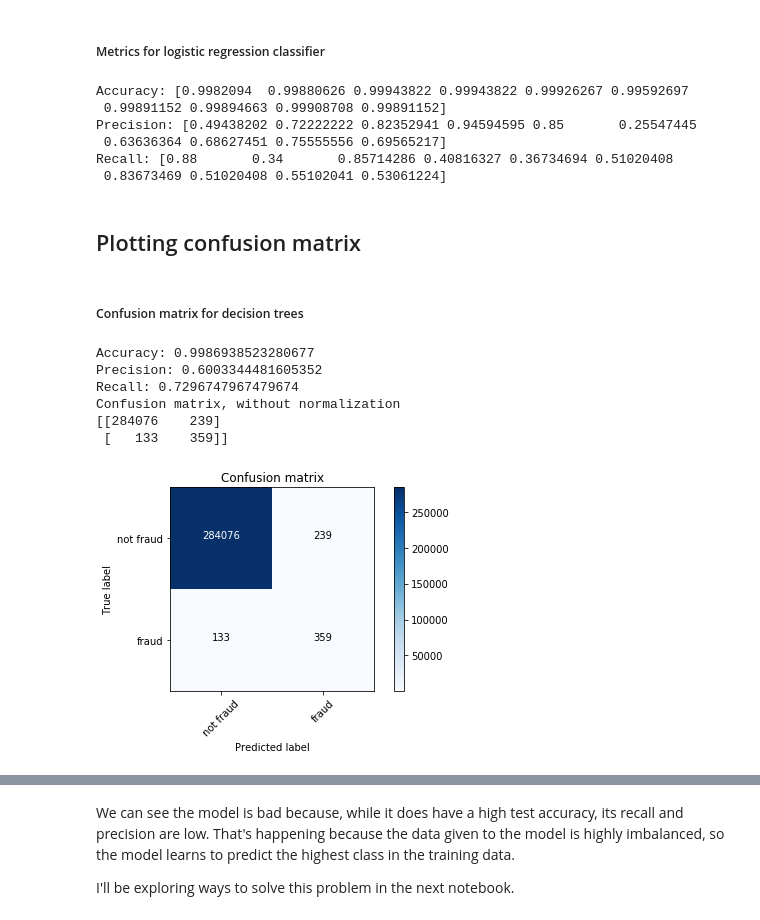
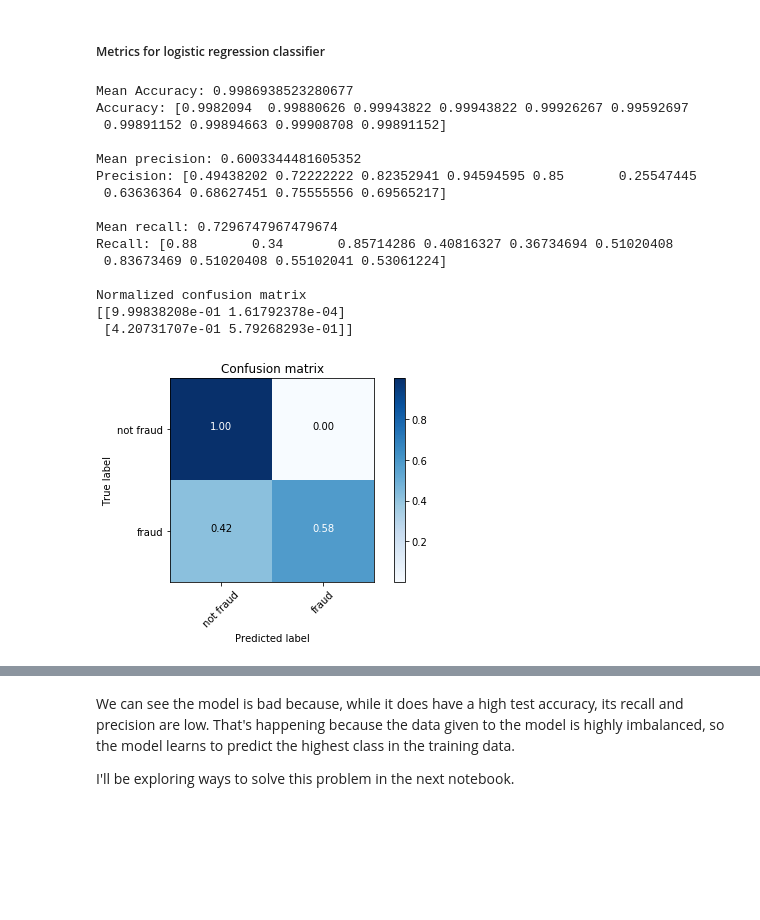
Before and after one commit to mikaelsouza/fraud-detection, a Jupyter notebook: notebooks/exploratory/kaggle/0-dataset-exploration.ipynb, the cells around one changed output, grey strips where cells are left out. Saved outputs shown, nothing was run; the diff lists cells and outputs as text; code cells hidden in the pictures; blank space fills up the shorter version.

```diff
--- a/notebooks/exploratory/kaggle/0-dataset-exploration.ipynb
+++ b/notebooks/exploratory/kaggle/0-dataset-exploration.ipynb
@@ -166,15 +190,32 @@ Recall: [0.88       0.52       0.85714286 0.71428571 0.69387755 0.71428571
 ##### Metrics for logistic regression classifier
 # %%
 recall, precision, accuracy = cv_scores_lrc['test_recall'], cv_scores_dtc['test_precision'], cv_scores_dtc['test_accuracy']
-print("Accuracy: {}".format(accuracy))
-print("Precision: {}".format(precision))
-print("Recall: {}".format(recall))
+
+print("Mean Accuracy: {}".format(accuracy_score(y, y_pred_dtc)))
+print("Accuracy: {}\n".format(accuracy))
+
+print("Mean precision: {}".format(precision_score(y, y_pred_dtc)))
+print("Precision: {}\n".format(precision))
+
+print("Mean recall: {}".format(recall_score(y, y_pred_dtc)))
+print("Recall: {}\n".format(recall))
+
+cm = confusion_matrix(y_pred=y_pred_lrc, y_true=y)
+futils.plot_confusion_matrix(cm, classes=['not fraud', 'fraud'], normalize=True)
 # %% [output]
+Mean Accuracy: 0.9986938523280677
 Accuracy: [0.9982094  0.99880626 0.99943822 0.99943822 0.99926267 0.99592697
  0.99891152 0.99894663 0.99908708 0.99891152]
+
+Mean precision: 0.6003344481605352
 Precision: [0.49438202 0.72222222 0.82352941 0.94594595 0.85       0.25547445
  0.63636364 0.68627451 0.75555556 0.69565217]
+
+Mean recall: 0.7296747967479674
 Recall: [0.88       0.34       0.85714286 0.40816327 0.36734694 0.51020408
  0.83673469 0.51020408 0.55102041 0.53061224]
+
+Normalized confusion matrix
+[[9.99838208e-01 1.61792378e-04]
+ [4.20731707e-01 5.79268293e-01]]
+[figure, added]
-# %% [markdown]
-## Plotting confusion matrix
@@ -219,16 +221,0 @@ y_pred_lrc = cross_val_predict(lrc, X=X, y=y, cv=10, n_jobs=-1)
-# %% [markdown]
-##### Confusion matrix for decision trees
-# %%
-print("Accuracy: {}".format(accuracy_score(y, y_pred_dtc)))
-print("Precision: {}".format(precision_score(y, y_pred_dtc)))
-print("Recall: {}".format(recall_score(y, y_pred_dtc)))
-cm = confusion_matrix(y_pred=y_pred_dtc, y_true=y)
-plot_confusion_matrix(cm, classes=['not fraud', 'fraud'])
-# %% [output]
-Accuracy: 0.9986938523280677
-Precision: 0.6003344481605352
-Recall: 0.7296747967479674
-Confusion matrix, without normalization
-[[284076    239]
- [   133    359]]
-[figure, removed]
```
Also changed, not shown: parts of 7 cells of this notebook.
